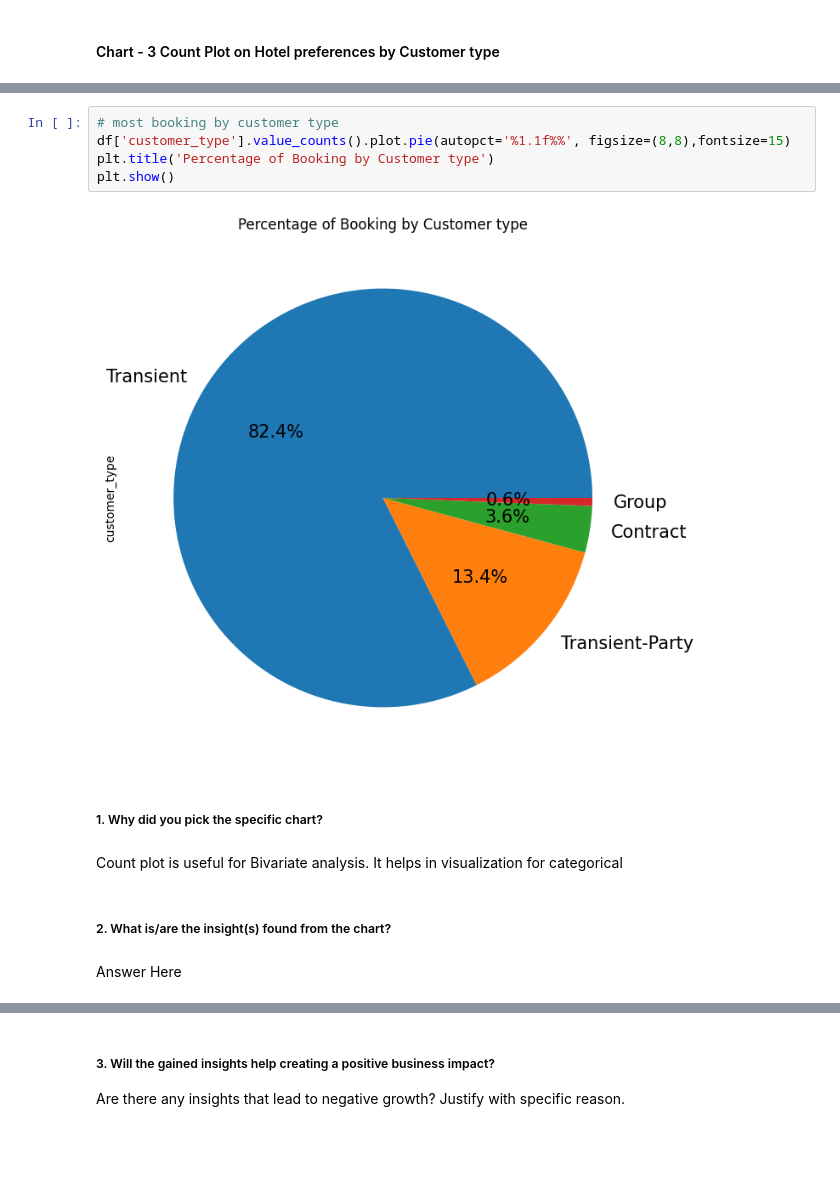
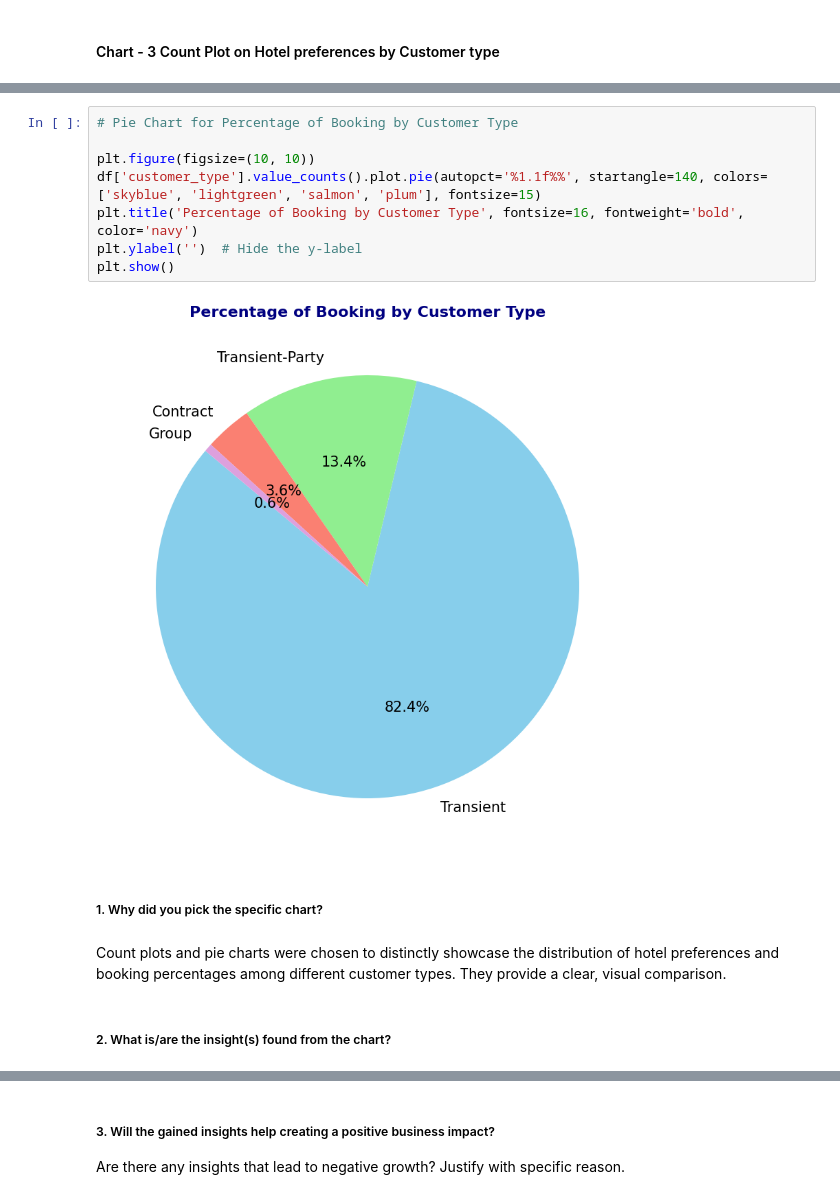
Before and after one commit to pankajmanisahu/EDA-ON-HOTEL-BOOKING-ANALYSIS, a Jupyter notebook: HOTEL_BOOKING_ANALYSIS_EDA.ipynb, the cells around one changed output, grey strips where cells are left out. Cells and saved outputs as stored; diff of their text form; blank space fills up the shorter version.

```diff
--- a/HOTEL_BOOKING_ANALYSIS_EDA.ipynb
+++ b/HOTEL_BOOKING_ANALYSIS_EDA.ipynb
@@ -692,15 +743,16 @@ plt.show()
 # %%
-# most booking by customer type
-df['customer_type'].value_counts().plot.pie(autopct='%1.1f%%', figsize=(8,8),fontsize=15)
-plt.title('Percentage of Booking by Customer type')
+# Pie Chart for Percentage of Booking by Customer Type
+
+plt.figure(figsize=(10, 10))
+df['customer_type'].value_counts().plot.pie(autopct='%1.1f%%', startangle=140, colors=['skyblue', 'lightgreen', 'salmon', 'plum'], fontsize=15)
+plt.title('Percentage of Booking by Customer Type', fontsize=16, fontweight='bold', color='navy')
+plt.ylabel('')  # Hide the y-label
 plt.show()
 # %% [output]
-[figure, old version]
+[figure, new version]
 # %% [markdown]
 ##### 1. Why did you pick the specific chart?
-# %% [markdown]
-Count plot is useful for Bivariate analysis. It helps in visualization for categorical
+# %% [markdown]
+Count plots and pie charts were chosen to distinctly showcase the distribution of hotel preferences and booking percentages among different customer types. They provide a clear, visual comparison.
 # %% [markdown]
 ##### 2. What is/are the insight(s) found from the chart?
-# %% [markdown]
-Answer Here
```
Also changed, not shown: parts of 35 cells of this notebook.
